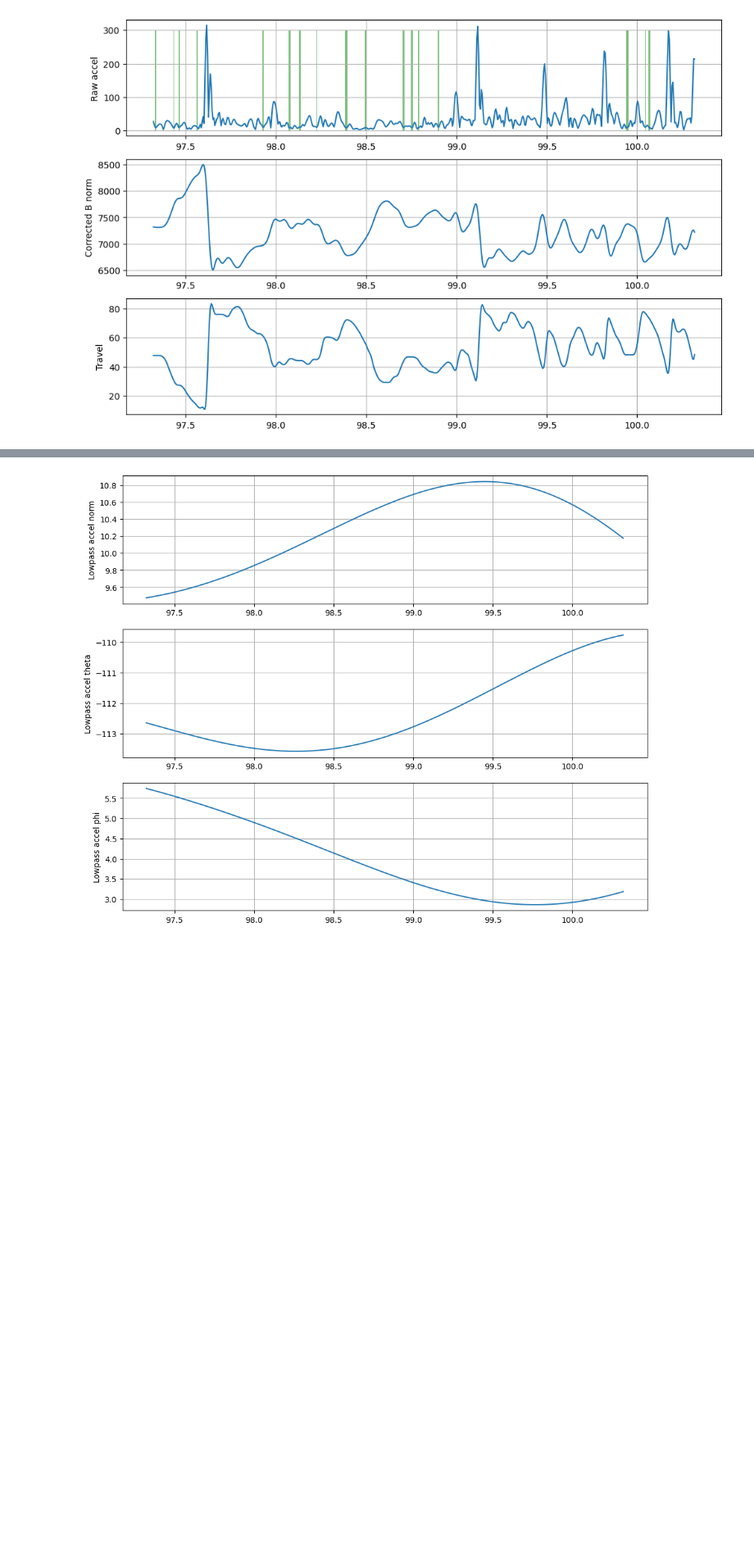
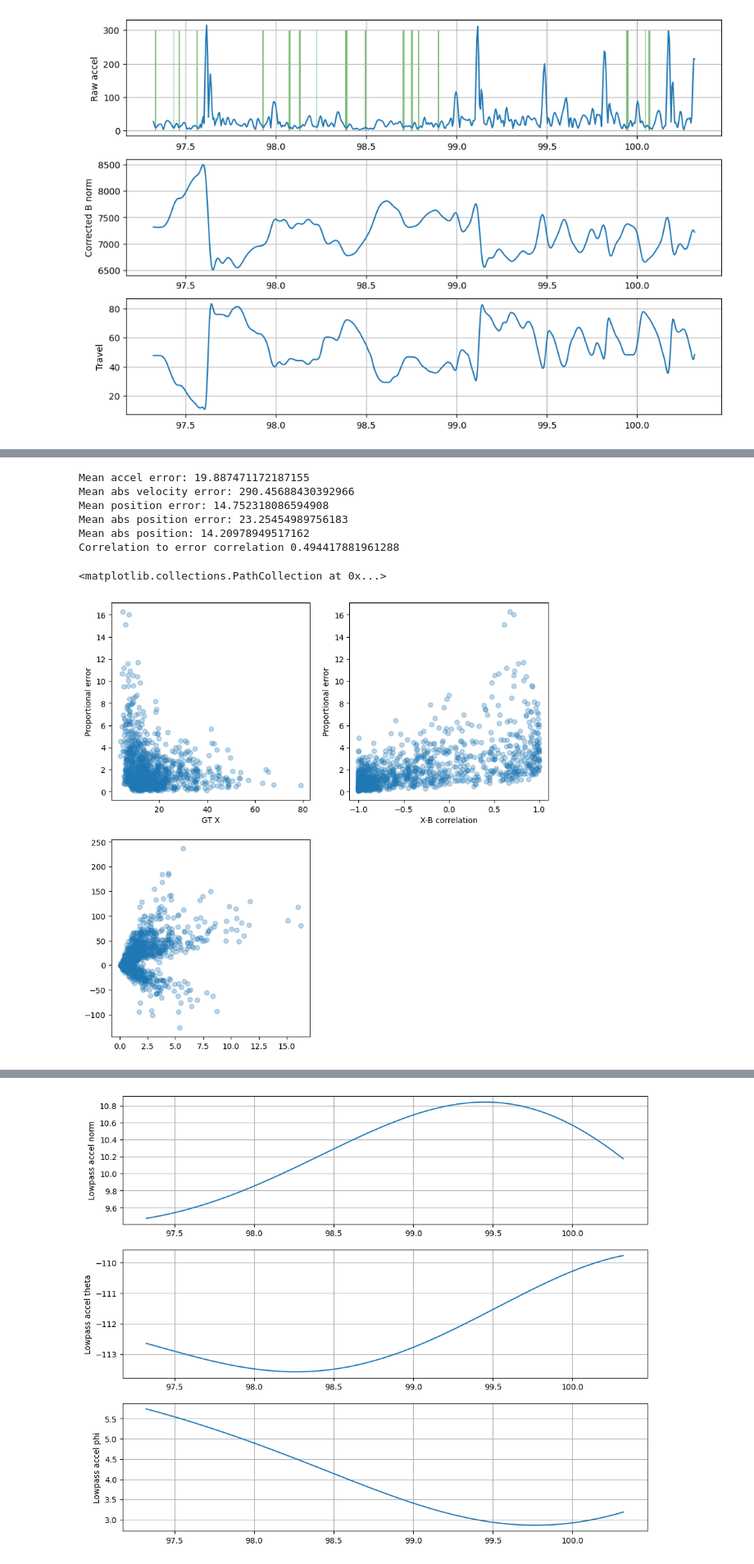
Before and after one commit to colinpate/sus, a Jupyter notebook: notebooks/rear_sus.ipynb, the cells around one changed output, grey strips where cells are left out. Shown at 82% size. Saved outputs shown, nothing was run; the diff lists cells and outputs as text; code cells hidden in the pictures; blank space fills up the shorter version.

Commit message:
Redoing mag travel core for rear

```diff
--- a/notebooks/rear_sus.ipynb
+++ b/notebooks/rear_sus.ipynb
@@ -211,0 +286,62 @@ plt.grid()
+# %%
+# Error statistics
+v_gts = []
+x_gts = []
+v_errs = []
+x_errs = []
+abs_x_errs = []
+b_chunks = []
+x_b_corrs = []
+acc_errs = []
+x_prop_errs = []
+for chunk_slice, v_chunk, x_chunk, a_chunk in zip(slices, vs, xs, accs):
+    v_gt_chunk = v_gt[chunk_slice]
+    v_err = v_chunk - v_gt_chunk
+    x_gt_chunk = travel[chunk_slice] - travel[chunk_slice][0]
+    x_err = x_chunk - x_gt_chunk
+    b_chunk = b_proj[chunk_slice]
+    x_b_corr = scipy.stats.spearmanr(x_chunk, b_chunk).correlation
+    acc_err = (a_chunk / 1000) - a_gt[chunk_slice]
+    #x_b_corr = scipy.stats.pearsonr(x_chunk, b_chunk)[0]
+
+    x_gts.append(np.mean(np.abs(x_gt_chunk)))
+    v_errs.append(np.mean(v_err))
+    x_errs.append(np.mean(x_err))
+    x_prop_errs.append(np.mean(np.abs(x_err)) / np.mean(np.abs(x_gt_chunk)))
+    abs_x_errs.append(np.mean(np.abs(x_err)))
+    x_b_corrs.append(x_b_corr)
+    acc_errs.append(np.mean(np.abs(acc_err)))
+
+mean_acc_err = np.median(acc_errs)
+print("Mean accel error:", mean_acc_err)
+mean_verr = np.median(np.abs(v_errs))
+print("Mean abs velocity error:", mean_verr)
+mean_xerr = np.median(x_errs)
+print("Mean position error:", mean_xerr)
+meanabs_xerr = np.median(np.abs(x_errs))
+print("Mean abs position error:", meanabs_xerr)
+meanabs_x = np.median(np.abs(x_gts))
+print("Mean abs position:", meanabs_x)
+
+print("Correlation to error correlation", scipy.stats.spearmanr(x_b_corrs, abs_x_errs).correlation)
+
+plt.figure(figsize=(10, 10))
+plt.subplot(2, 2, 1)
+plt.scatter(x_gts, x_prop_errs, alpha=0.3)
+plt.xlabel("GT X")
+plt.ylabel("Proportional error")
+plt.subplot(2, 2, 2)
+plt.scatter(x_b_corrs, x_prop_errs, alpha=0.3)
+plt.xlabel("X-B correlation")
+plt.ylabel("Proportional error")
+plt.subplot(2, 2, 3)
+plt.scatter(x_prop_errs, x_errs, alpha=0.3)
+# %% [output]
+Mean accel error: 19.887471172187155
+Mean abs velocity error: 290.45688430392966
+Mean position error: 14.752318086594908
+Mean abs position error: 23.25454989756183
+Mean abs position: 14.20978949517162
+Correlation to error correlation 0.494417881961288
+<matplotlib.collections.PathCollection at 0x...>
+[figure, added]
```
Also changed, not shown: parts of 17 cells of this notebook.
